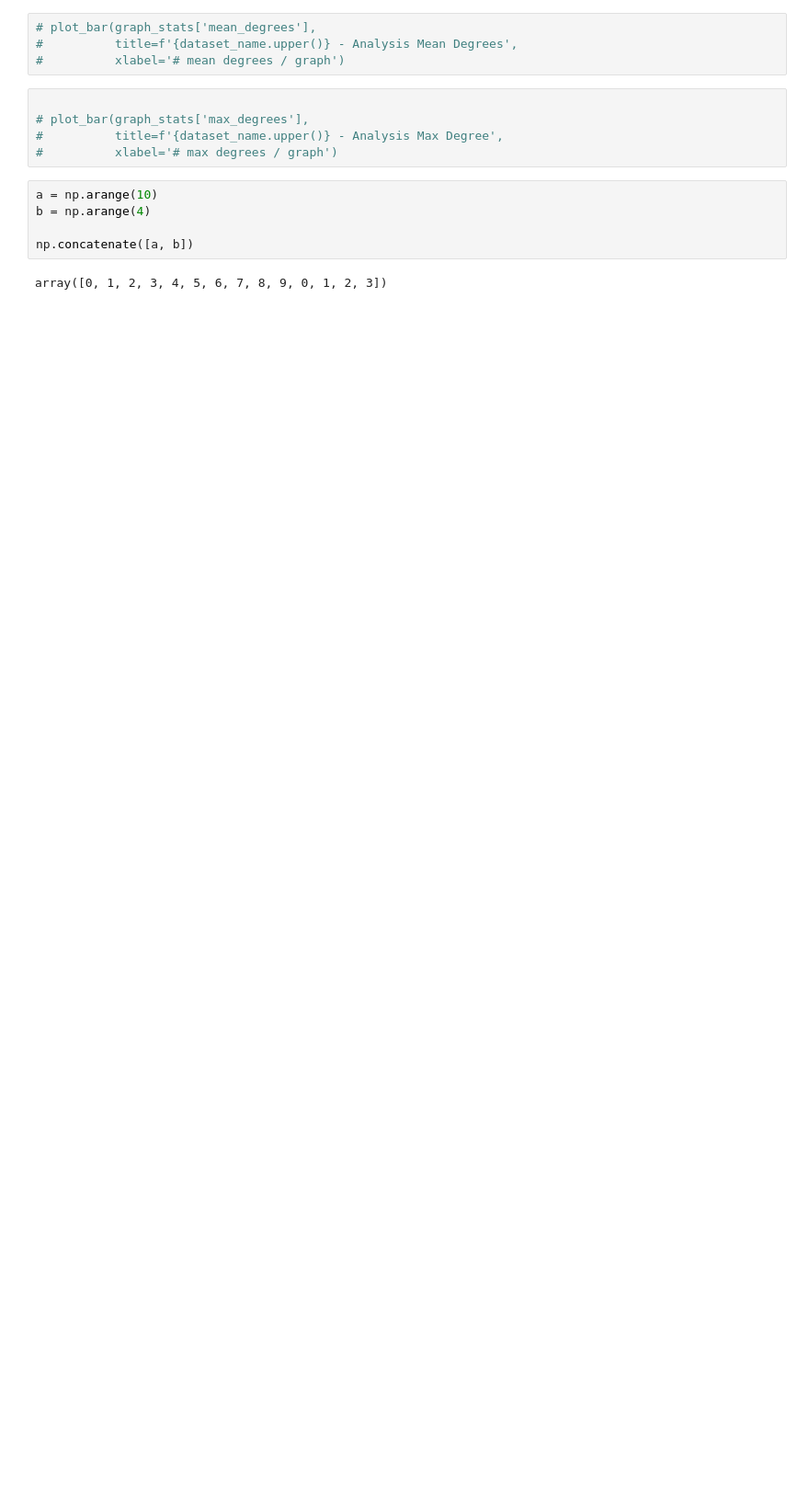
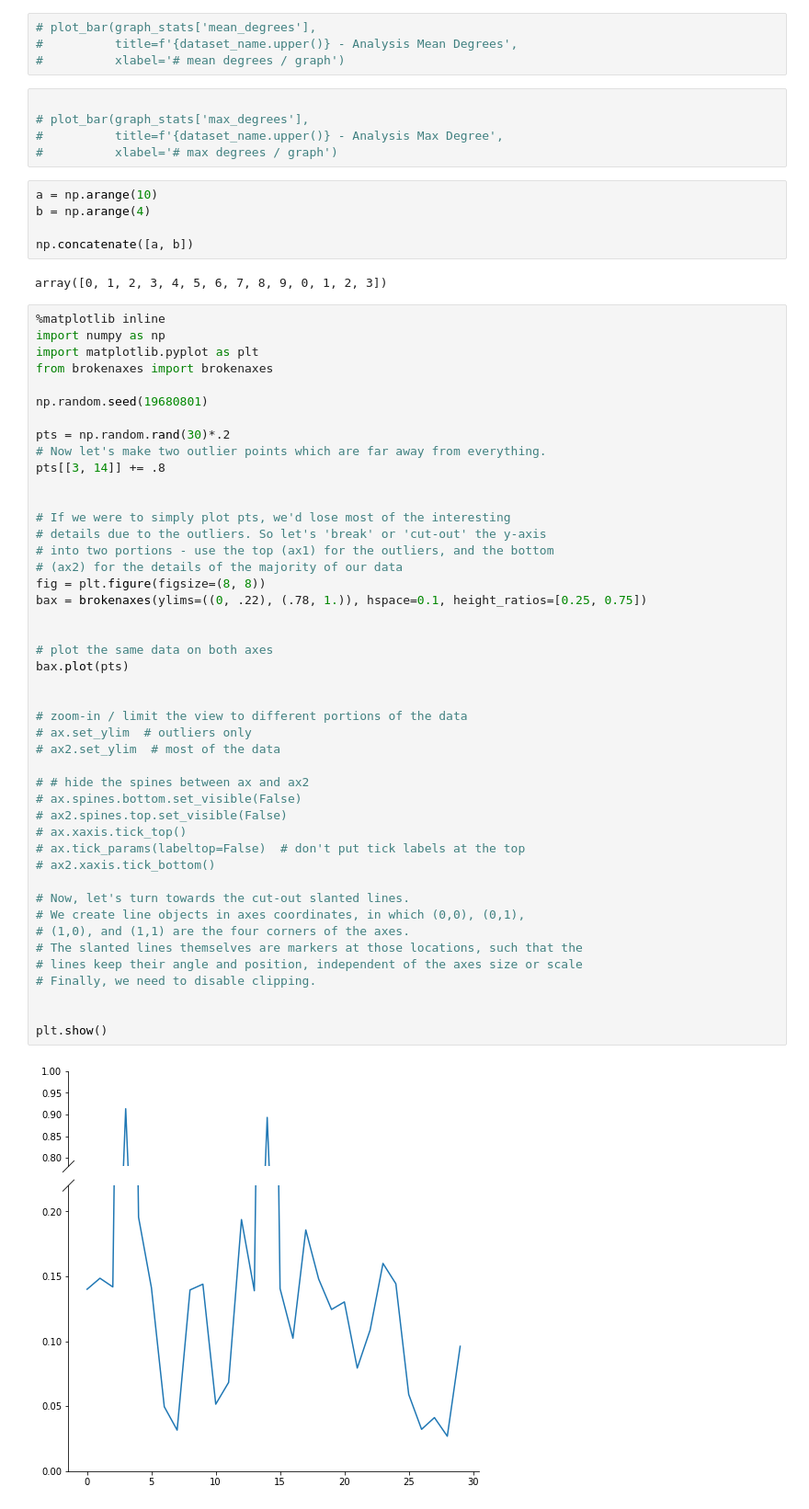
Before and after one commit to CheshireCat12/graph-matching-gnn-reduction, a Jupyter notebook: graph_analysis/notebooks/analysis_stats.ipynb, the cells around one changed output. Shown at 92% size. Cells and saved outputs as stored; diff of their text form; blank space fills up the shorter version.

```diff
--- a/graph_analysis/notebooks/analysis_stats.ipynb
+++ b/graph_analysis/notebooks/analysis_stats.ipynb
@@ -197,3 +246,50 @@ b = np.arange(4)
 np.concatenate([a, b])
 # %% [output]
 array([0, 1, 2, 3, 4, 5, 6, 7, 8, 9, 0, 1, 2, 3])
+# %%
+%matplotlib inline
+import numpy as np
+import matplotlib.pyplot as plt
+from brokenaxes import brokenaxes
+
+np.random.seed(19680801)
+
+pts = np.random.rand(30)*.2
+# Now let's make two outlier points which are far away from everything.
+pts[[3, 14]] += .8
+
+
+# If we were to simply plot pts, we'd lose most of the interesting
+# details due to the outliers. So let's 'break' or 'cut-out' the y-axis
+# into two portions - use the top (ax1) for the outliers, and the bottom
+# (ax2) for the details of the majority of our data
+fig = plt.figure(figsize=(8, 8))
+bax = brokenaxes(ylims=((0, .22), (.78, 1.)), hspace=0.1, height_ratios=[0.25, 0.75])
+
+
+# plot the same data on both axes
+bax.plot(pts)
+
+
+# zoom-in / limit the view to different portions of the data
+# ax.set_ylim  # outliers only
+# ax2.set_ylim  # most of the data
+
+# # hide the spines between ax and ax2
+# ax.spines.bottom.set_visible(False)
+# ax2.spines.top.set_visible(False)
+# ax.xaxis.tick_top()
+# ax.tick_params(labeltop=False)  # don't put tick labels at the top
+# ax2.xaxis.tick_bottom()
+
+# Now, let's turn towards the cut-out slanted lines.
+# We create line objects in axes coordinates, in which (0,0), (0,1),
+# (1,0), and (1,1) are the four corners of the axes.
+# The slanted lines themselves are markers at those locations, such that the
+# lines keep their angle and position, independent of the axes size or scale
+# Finally, we need to disable clipping.
+
+
+plt.show()
+# %% [output]
+[figure, added]
```
Also changed, not shown: parts of 11 cells of this notebook, 4 other files.
